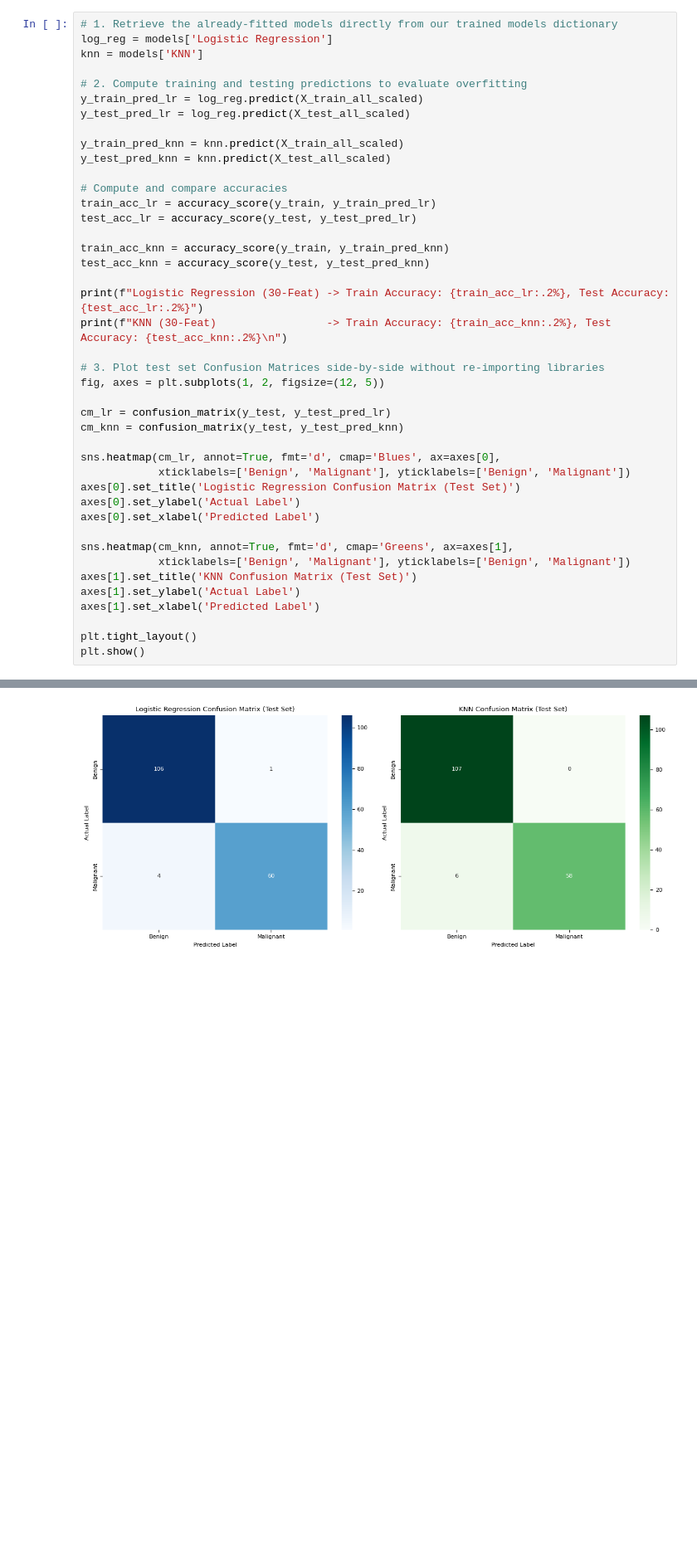
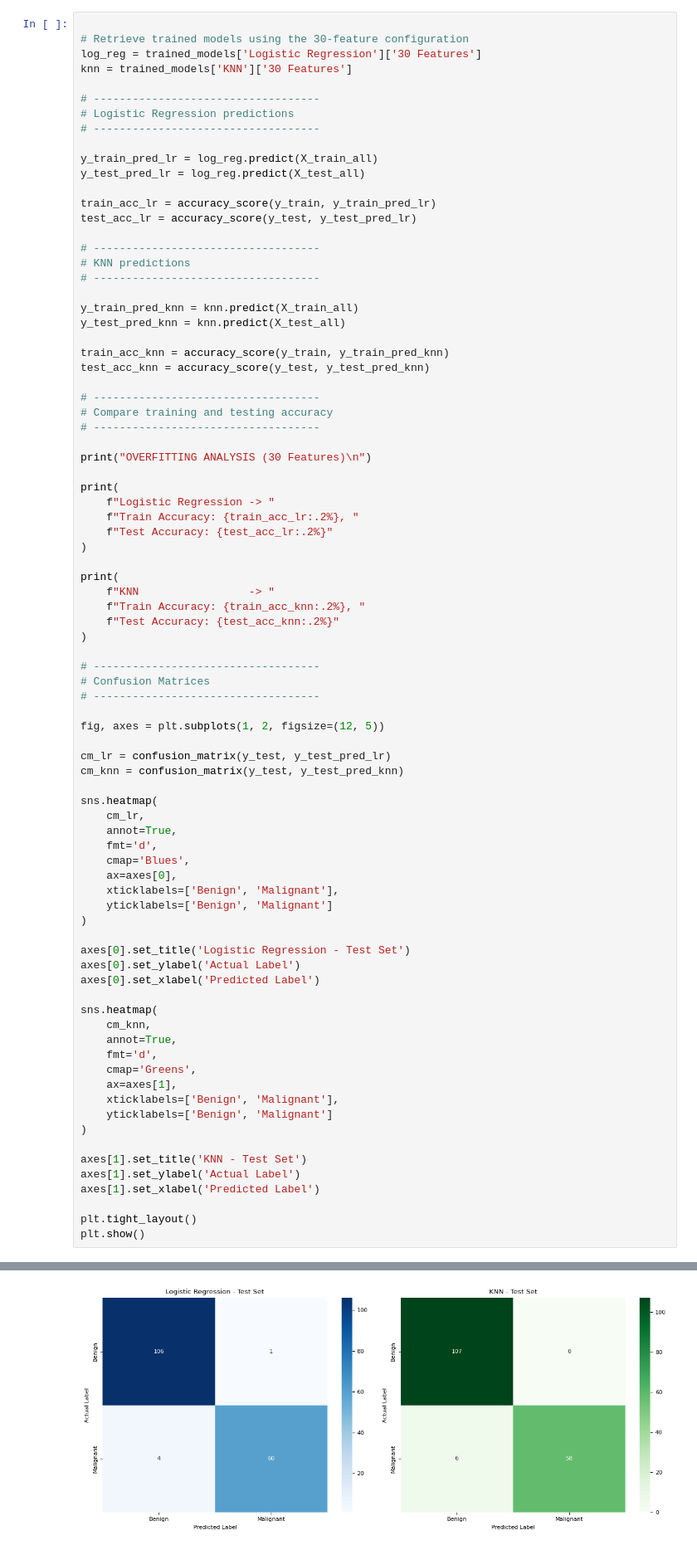
Before and after one commit to ikamrawn/BreastCancerProject-ML, a Jupyter notebook: BC_ML_HW.ipynb, the cells around one changed output, grey strips where cells are left out. Shown at 83% size. Cells and saved outputs as stored; diff of their text form; blank space fills up the shorter version.

```diff
--- a/BC_ML_HW.ipynb
+++ b/BC_ML_HW.ipynb
@@ -306,42 +523,83 @@ plt.show()
 ### Step 7: Confusion Matrices & Overfitting Analysis
 Let's evaluate the Confusion Matrices for both **Logistic Regression** and **KNN** on the 30-feature dataset, and compare training accuracies vs. test accuracies to diagnose potential overfitting.
 # %%
-# 1. Retrieve the already-fitted models directly from our trained models dictionary
-log_reg = models['Logistic Regression']
-knn = models['KNN']
 
-# 2. Compute training and testing predictions to evaluate overfitting
-y_train_pred_lr = log_reg.predict(X_train_all_scaled)
-y_test_pred_lr = log_reg.predict(X_test_all_scaled)
+# Retrieve trained models using the 30-feature configuration
+log_reg = trained_models['Logistic Regression']['30 Features']
+knn = trained_models['KNN']['30 Features']
 
-y_train_pred_knn = knn.predict(X_train_all_scaled)
-y_test_pred_knn = knn.predict(X_test_all_scaled)
+# -----------------------------------
+# Logistic Regression predictions
+# -----------------------------------
 
-# Compute and compare accuracies
+y_train_pred_lr = log_reg.predict(X_train_all)
+y_test_pred_lr = log_reg.predict(X_test_all)
+
 train_acc_lr = accuracy_score(y_train, y_train_pred_lr)
 test_acc_lr = accuracy_score(y_test, y_test_pred_lr)
+
+# -----------------------------------
+# KNN predictions
+# -----------------------------------
+
+y_train_pred_knn = knn.predict(X_train_all)
+y_test_pred_knn = knn.predict(X_test_all)
 
 train_acc_knn = accuracy_score(y_train, y_train_pred_knn)
 test_acc_knn = accuracy_score(y_test, y_test_pred_knn)
 
-print(f"Logistic Regression (30-Feat) -> Train Accuracy: {train_acc_lr:.2%}, Test Accuracy: {test_acc_lr:.2%}")
-print(f"KNN (30-Feat)                 -> Train Accuracy: {train_acc_knn:.2%}, Test Accuracy: {test_acc_knn:.2%}\n")
+# -----------------------------------
+# Compare training and testing accuracy
+# -----------------------------------
 
-# 3. Plot test set Confusion Matrices side-by-side without re-importing libraries
+print("OVERFITTING ANALYSIS (30 Features)\n")
+
+print(
+    f"Logistic Regression -> "
+    f"Train Accuracy: {train_acc_lr:.2%}, "
+    f"Test Accuracy: {test_acc_lr:.2%}"
+)
+
+print(
+    f"KNN                 -> "
+    f"Train Accuracy: {train_acc_knn:.2%}, "
+    f"Test Accuracy: {test_acc_knn:.2%}"
+)
+
+# -----------------------------------
+# Confusion Matrices
+# -----------------------------------
+
 fig, axes = plt.subplots(1, 2, figsize=(12, 5))
 
 cm_lr = confusion_matrix(y_test, y_test_pred_lr)
 cm_knn = confusion_matrix(y_test, y_test_pred_knn)
 
-sns.heatmap(cm_lr, annot=True, fmt='d', cmap='Blues', ax=axes[0],
-            xticklabels=['Benign', 'Malignant'], yticklabels=['Benign', 'Malignant'])
-axes[0].set_title('Logistic Regression Confusion Matrix (Test Set)')
+sns.heatmap(
+    cm_lr,
+    annot=True,
+    fmt='d',
+    cmap='Blues',
+    ax=axes[0],
+    xticklabels=['Benign', 'Malignant'],
+    yticklabels=['Benign', 'Malignant']
+)
+
+axes[0].set_title('Logistic Regression - Test Set')
 axes[0].set_ylabel('Actual Label')
 axes[0].set_xlabel('Predicted Label')
 
-sns.heatmap(cm_knn, annot=True, fmt='d', cmap='Greens', ax=axes[1],
-            xticklabels=['Benign', 'Malignant'], yticklabels=['Benign', 'Malignant'])
-axes[1].set_title('KNN Confusion Matrix (Test Set)')
+sns.heatmap(
+    cm_knn,
+    annot=True,
+    fmt='d',
+    cmap='Greens',
+    ax=axes[1],
+    xticklabels=['Benign', 'Malignant'],
+    yticklabels=['Benign', 'Malignant']
+)
+
+axes[1].set_title('KNN - Test Set')
 axes[1].set_ylabel('Actual Label')
 axes[1].set_xlabel('Predicted Label')
 
@@ -353,2 +613,2 @@ KNN (30-Feat)                 -> Train Accuracy: 97.24%, Test Accuracy: 96.49%
-[figure, old version]
+[figure, new version]
 # %% [markdown]
```
Also changed, not shown: parts of 9 cells of this notebook.
